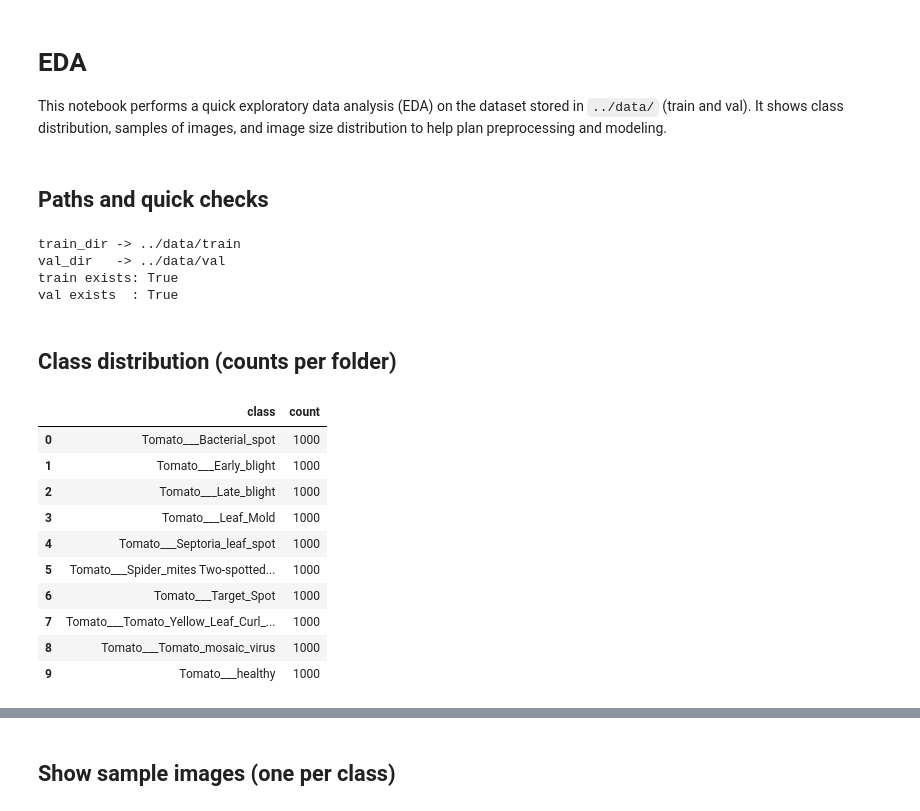
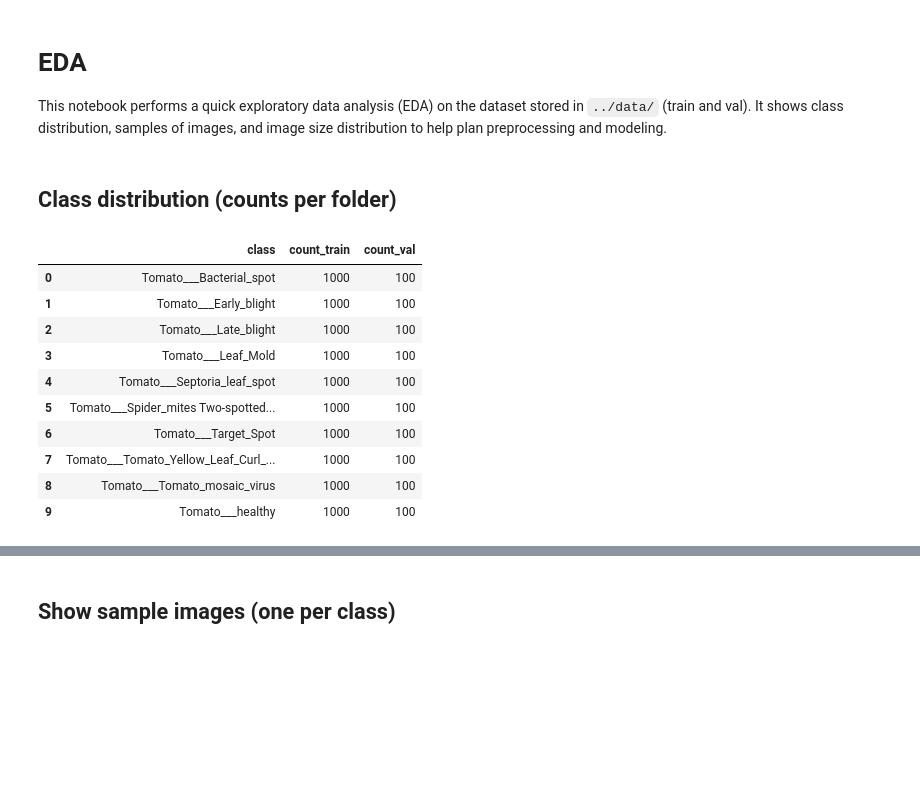
Before and after one commit to MorNdour/projetTrans, a Jupyter notebook: classification/notebooks/01_eda.ipynb, the cells around one changed output, grey strips where cells are left out. Cells and saved outputs as stored; diff of their text form; code cells hidden in the pictures; blank space fills up the shorter version.

```diff
--- a/classification/notebooks/01_eda.ipynb
+++ b/classification/notebooks/01_eda.ipynb
@@ -18,44 +23,33 @@ sys.path.insert(0, str(Path('..').resolve().parent))
-# %% [markdown]
-## Paths and quick checks
-# %%
-base = Path('..') / 'data'
-train_dir = base / 'train'
-val_dir = base / 'val'
-print('train_dir ->', train_dir)
-print('val_dir   ->', val_dir)
-print('train exists:', train_dir.exists())
-print('val exists  :', val_dir.exists())
-# %% [output]
-train_dir -> ../data/train
-val_dir   -> ../data/val
-train exists: True
-val exists  : True
 # %% [markdown]
 ## Class distribution (counts per folder)
 # %%
 def class_counts(folder: Path) -> pd.DataFrame:
     classes = []
     if not folder.exists():
         return pd.DataFrame({'class': [], 'count': []})
     for sub in sorted(folder.iterdir()):
         if sub.is_dir():
             n = len(list(sub.glob('*')))
             classes.append((sub.name, n))
     df = pd.DataFrame(classes, columns=['class', 'count']).sort_values('count', ascending=False).reset_index(drop=True)
     return df
 
-train_counts = class_counts(train_dir)
-val_counts = class_counts(val_dir)
-train_counts.head(20)
+train_counts = class_counts(Path(TRAIN_DIR))
+val_counts = class_counts(Path(VAL_DIR))
+
+merged_counts = train_counts.merge(val_counts, on='class', how='outer', suffixes=('_train', '_val')).fillna(0)
+merged_counts = merged_counts.astype({'count_train': int, 'count_val': int})
+merged_counts = merged_counts.sort_values('count_train', ascending=False).reset_index(drop=True)
+display(merged_counts)
 # %% [output]
-|  | class | count |
-| 0 | Tomato___Bacterial_spot | 1000 |
-| 1 | Tomato___Early_blight | 1000 |
-| 2 | Tomato___Late_blight | 1000 |
-| 3 | Tomato___Leaf_Mold | 1000 |
-| 4 | Tomato___Septoria_leaf_spot | 1000 |
-| 5 | Tomato___Spider_mites Two-spotted... | 1000 |
-| 6 | Tomato___Target_Spot | 1000 |
-| 7 | Tomato___Tomato_Yellow_Leaf_Curl_... | 1000 |
-| 8 | Tomato___Tomato_mosaic_virus | 1000 |
-| 9 | Tomato___healthy | 1000 |
+|  | class | count_train | count_val |
+| 0 | Tomato___Bacterial_spot | 1000 | 100 |
+| 1 | Tomato___Early_blight | 1000 | 100 |
+| 2 | Tomato___Late_blight | 1000 | 100 |
+| 3 | Tomato___Leaf_Mold | 1000 | 100 |
+| 4 | Tomato___Septoria_leaf_spot | 1000 | 100 |
+| 5 | Tomato___Spider_mites Two-spotted... | 1000 | 100 |
+| 6 | Tomato___Target_Spot | 1000 | 100 |
+| 7 | Tomato___Tomato_Yellow_Leaf_Curl_... | 1000 | 100 |
+| 8 | Tomato___Tomato_mosaic_virus | 1000 | 100 |
+| 9 | Tomato___healthy | 1000 | 100 |
```
Also changed, not shown: parts of 16 cells of this notebook, 13 other files.
